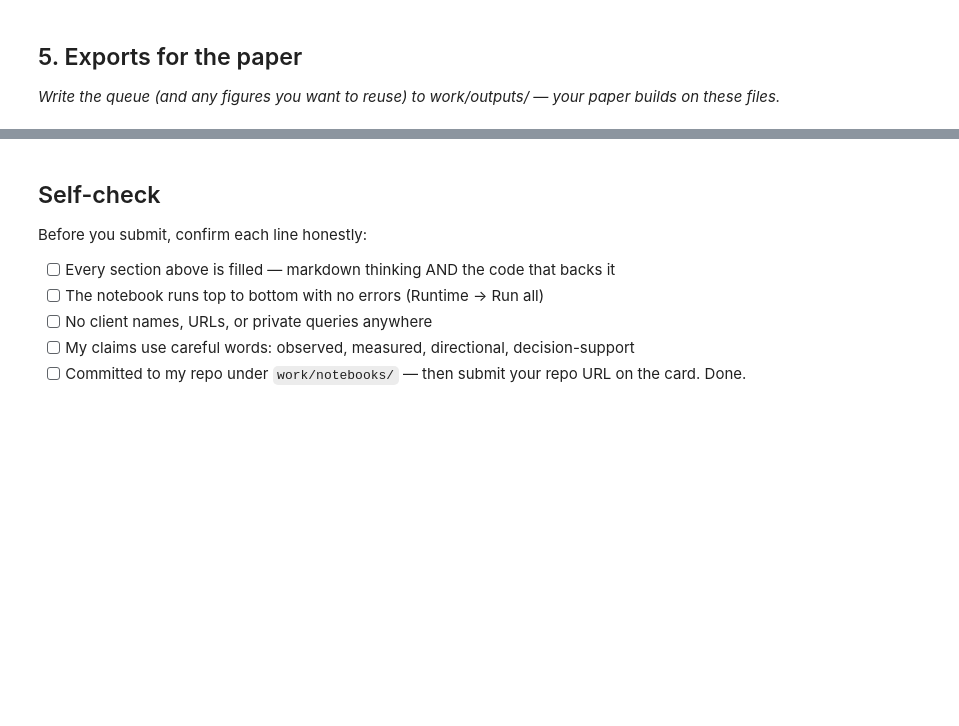
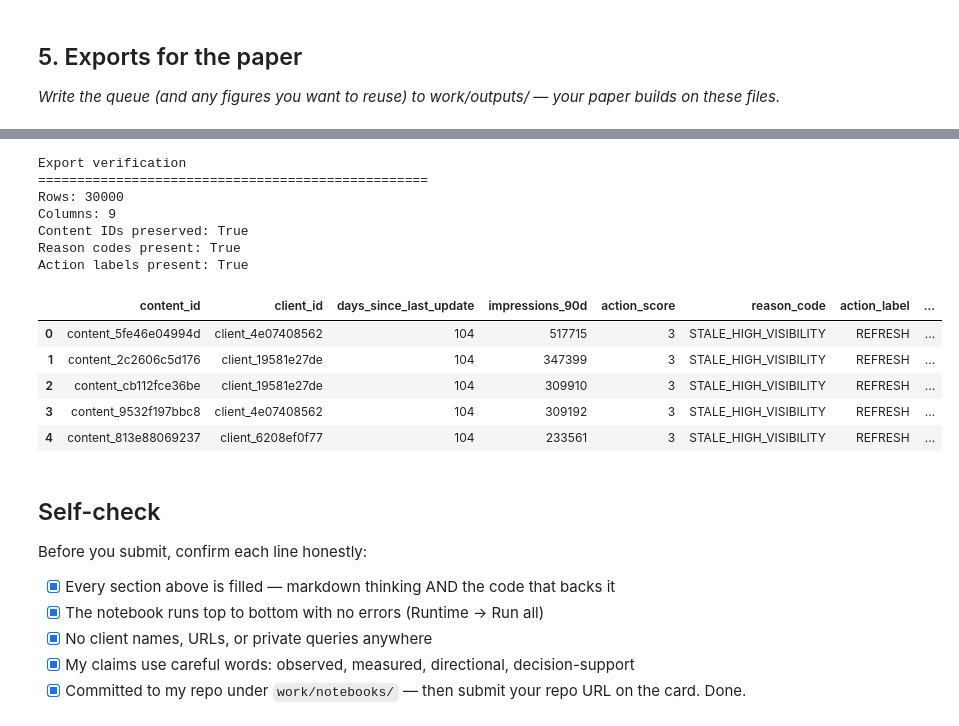
Before and after one commit to Priyaa1904/Flyrank-ML-Internship-Starter, a Jupyter notebook: work/notebooks/w07_action_playbook.ipynb, the cells around one changed output, grey strips where cells are left out. Saved outputs shown, nothing was run; the diff lists cells and outputs as text; code cells hidden in the pictures; blank space fills up the shorter version.

```diff
--- a/work/notebooks/w07_action_playbook.ipynb
+++ b/work/notebooks/w07_action_playbook.ipynb
@@ -43,0 +441,20 @@ This skeleton is yours to fill. Work the sections **in order** — each one has
+# %%
+from pathlib import Path
+
+output_dir = Path("work/outputs")
+output_dir.mkdir(parents=True, exist_ok=True)
+
+queue_path = output_dir / "ranked_action_queue.csv"
+
+action_queue.to_csv(
+    queue_path,
+    index=False
+)
+
+print("Export complete.")
+print("Queue file:", queue_path)
+print("Rows exported:", len(action_queue))
+print("Columns exported:", len(action_queue.columns))
+
+print("\nExported columns:")
+print(list(action_queue.columns))
@@ -44,10 +469,51 @@ This skeleton is yours to fill. Work the sections **in order** — each one has
+# %%
+# Verify the exported queue
+
+exported_queue = pd.read_csv(queue_path)
+
+print("Export verification")
+print("=" * 50)
+
+print("Rows:", len(exported_queue))
+print("Columns:", len(exported_queue.columns))
+
+print(
+    "Content IDs preserved:",
+    exported_queue["content_id"].nunique() == action_queue["content_id"].nunique()
+)
+
+print(
+    "Reason codes present:",
+    exported_queue["reason_code"].notna().all()
+)
+
+print(
+    "Action labels present:",
+    exported_queue["action_label"].notna().all()
+)
+
+display(exported_queue.head(5))
+# %% [output]
+Export verification
+==================================================
+Rows: 30000
+Columns: 9
+Content IDs preserved: True
+Reason codes present: True
+Action labels present: True
+|  | content_id | client_id | days_since_last_update | impressions_90d | action_score | reason_code | action_label | ... |
+| 0 | content_5fe46e04994d | client_4e07408562 | 104 | 517715 | 3 | STALE_HIGH_VISIBILITY | REFRESH | ... |
+| 1 | content_2c2606c5d176 | client_19581e27de | 104 | 347399 | 3 | STALE_HIGH_VISIBILITY | REFRESH | ... |
+| 2 | content_cb112fce36be | client_19581e27de | 104 | 309910 | 3 | STALE_HIGH_VISIBILITY | REFRESH | ... |
+| 3 | content_9532f197bbc8 | client_4e07408562 | 104 | 309192 | 3 | STALE_HIGH_VISIBILITY | REFRESH | ... |
+| 4 | content_813e88069237 | client_6208ef0f77 | 104 | 233561 | 3 | STALE_HIGH_VISIBILITY | REFRESH | ... |
 # %% [markdown]
 ## Self-check
 
 Before you submit, confirm each line honestly:
 
-- [ ] Every section above is filled — markdown thinking AND the code that backs it
-- [ ] The notebook runs top to bottom with no errors (Runtime → Run all)
-- [ ] No client names, URLs, or private queries anywhere
-- [ ] My claims use careful words: observed, measured, directional, decision-support
-- [ ] Committed to my repo under `work/notebooks/` — then submit your repo URL on the card. Done.
+- [x] Every section above is filled — markdown thinking AND the code that backs it
+- [x] The notebook runs top to bottom with no errors (Runtime → Run all)
+- [x] No client names, URLs, or private queries anywhere
+- [x] My claims use careful words: observed, measured, directional, decision-support
+- [x] Committed to my repo under `work/notebooks/` — then submit your repo URL on the card. Done.
```
Also changed, not shown: parts of 16 cells of this notebook.
